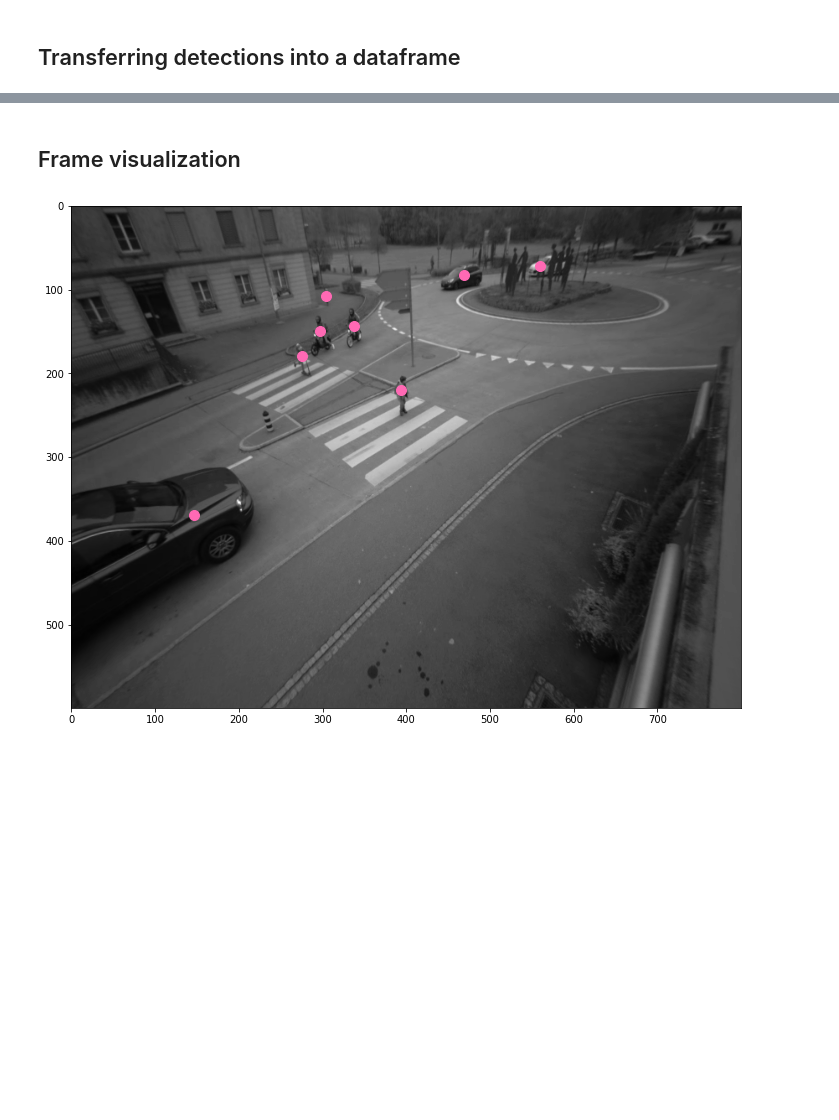
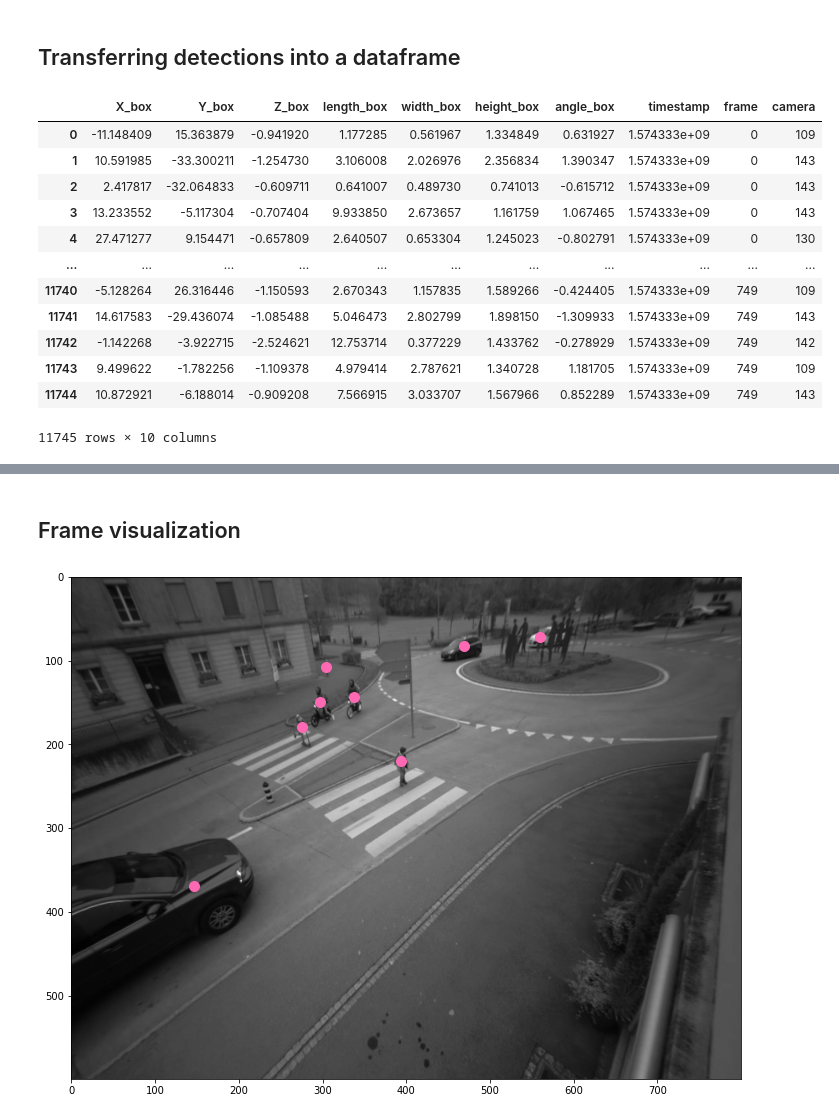
Before and after one commit to davidecarrara98/Multi-Object-Tracking-in-Complex-Urban-Scenarios, a Jupyter notebook: Under Development/Francesco/Main_FRa.ipynb, the cells around one changed output, grey strips where cells are left out. Saved outputs shown, nothing was run; the diff lists cells and outputs as text; code cells hidden in the pictures; blank space fills up the shorter version.

Commit message:
resettato indice dataframe

```diff
--- a/Under Development/Francesco/Main_FRa.ipynb
+++ b/Under Development/Francesco/Main_FRa.ipynb
@@ -71,5 +71,20 @@ df_143.reset_index(inplace=True, drop=True)
 # %%
 df_to_concat = [df_109,df_130,df_142,df_143]
 df_complete = pd.concat(df_to_concat)
 df_complete.sort_values(by = ['frame'], inplace = True)
+df_complete.reset_index(inplace=True, drop=True)
 df_complete
+# %% [output]
+|  | X_box | Y_box | Z_box | length_box | width_box | height_box | angle_box | timestamp | frame | camera |
+| 0 | -11.148409 | 15.363879 | -0.941920 | 1.177285 | 0.561967 | 1.334849 | 0.631927 | 1.574333e+09 | 0 | 109 |
+| 1 | 10.591985 | -33.300211 | -1.254730 | 3.106008 | 2.026976 | 2.356834 | 1.390347 | 1.574333e+09 | 0 | 143 |
+| 2 | 2.417817 | -32.064833 | -0.609711 | 0.641007 | 0.489730 | 0.741013 | -0.615712 | 1.574333e+09 | 0 | 143 |
+| 3 | 13.233552 | -5.117304 | -0.707404 | 9.933850 | 2.673657 | 1.161759 | 1.067465 | 1.574333e+09 | 0 | 143 |
+| 4 | 27.471277 | 9.154471 | -0.657809 | 2.640507 | 0.653304 | 1.245023 | -0.802791 | 1.574333e+09 | 0 | 130 |
+| ... | ... | ... | ... | ... | ... | ... | ... | ... | ... | ... |
+| 11740 | -5.128264 | 26.316446 | -1.150593 | 2.670343 | 1.157835 | 1.589266 | -0.424405 | 1.574333e+09 | 749 | 109 |
+| 11741 | 14.617583 | -29.436074 | -1.085488 | 5.046473 | 2.802799 | 1.898150 | -1.309933 | 1.574333e+09 | 749 | 143 |
+| 11742 | -1.142268 | -3.922715 | -2.524621 | 12.753714 | 0.377229 | 1.433762 | -0.278929 | 1.574333e+09 | 749 | 142 |
+| 11743 | 9.499622 | -1.782256 | -1.109378 | 4.979414 | 2.787621 | 1.340728 | 1.181705 | 1.574333e+09 | 749 | 109 |
+| 11744 | 10.872921 | -6.188014 | -0.909208 | 7.566915 | 3.033707 | 1.567966 | 0.852289 | 1.574333e+09 | 749 | 143 |
+11745 rows × 10 columns
```
Also changed, not shown: parts of 1 cell of this notebook.
